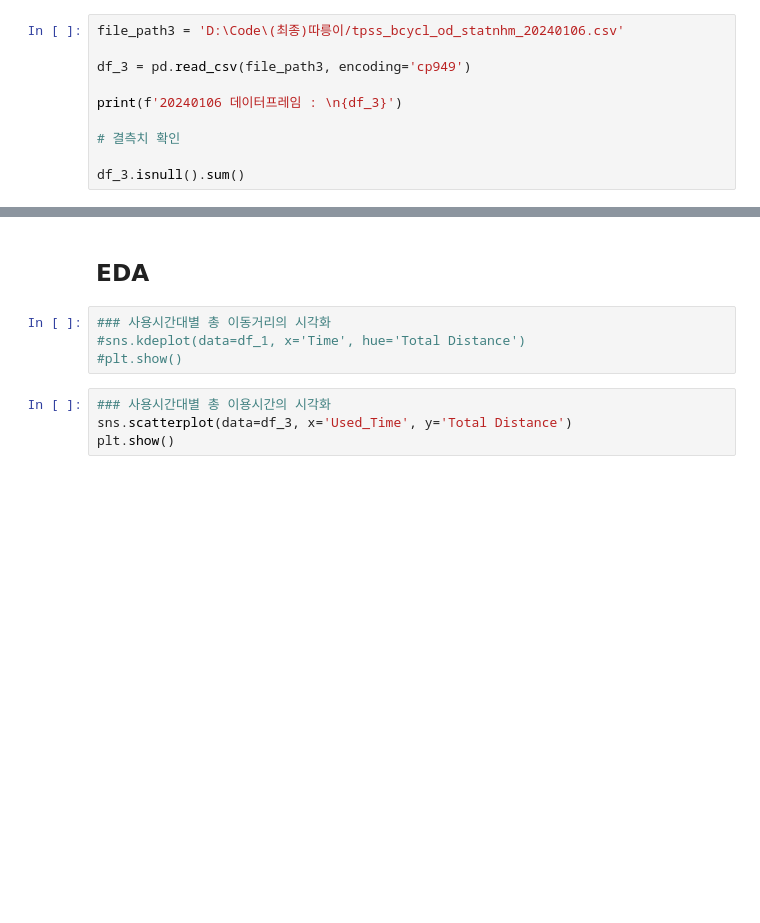
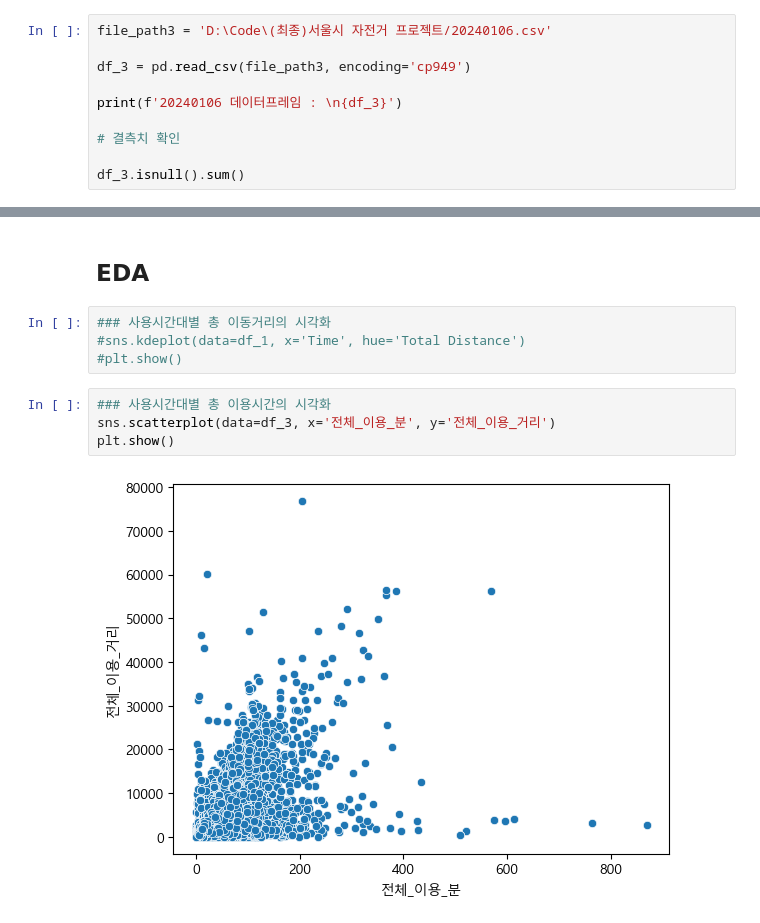
Before and after one commit to Nvuly/SeoulBicycle_Project, a Jupyter notebook: Seoul_Bicycle_Data_Analysis.ipynb, the cells around one changed output, grey strips where cells are left out. Saved outputs shown, nothing was run; the diff lists cells and outputs as text; blank space fills up the shorter version.

```diff
--- a/Seoul_Bicycle_Data_Analysis.ipynb
+++ b/Seoul_Bicycle_Data_Analysis.ipynb
@@ -216,7 +300,7 @@ plt.show()
 # %% [markdown]
 ## 서울시 따릉이 일별 이용 현황(20240106)
 # %%
-file_path3 = 'D:\Code\(최종)따릉이/tpss_bcycl_od_statnhm_20240106.csv'
+file_path3 = 'D:\Code\(최종)서울시 자전거 프로젝트/20240106.csv'
 
 df_3 = pd.read_csv(file_path3, encoding='cp949')
 
@@ -247,5 +413,7 @@ print(f'1월 5일 데이터프레임 : \n{df_3}')
 #plt.show()
 # %%
 ### 사용시간대별 총 이용시간의 시각화
-sns.scatterplot(data=df_3, x='Used_Time', y='Total Distance')
+sns.scatterplot(data=df_3, x='전체_이용_분', y='전체_이용_거리')
 plt.show()
+# %% [output]
+[figure, added]
```
Also changed, not shown: parts of 14 cells of this notebook.
